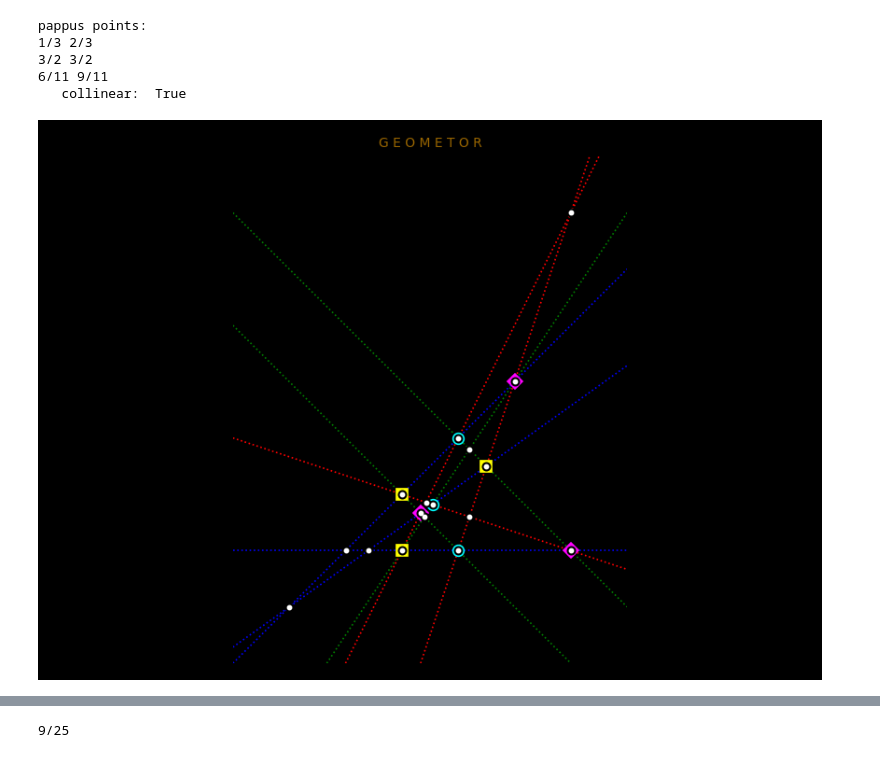
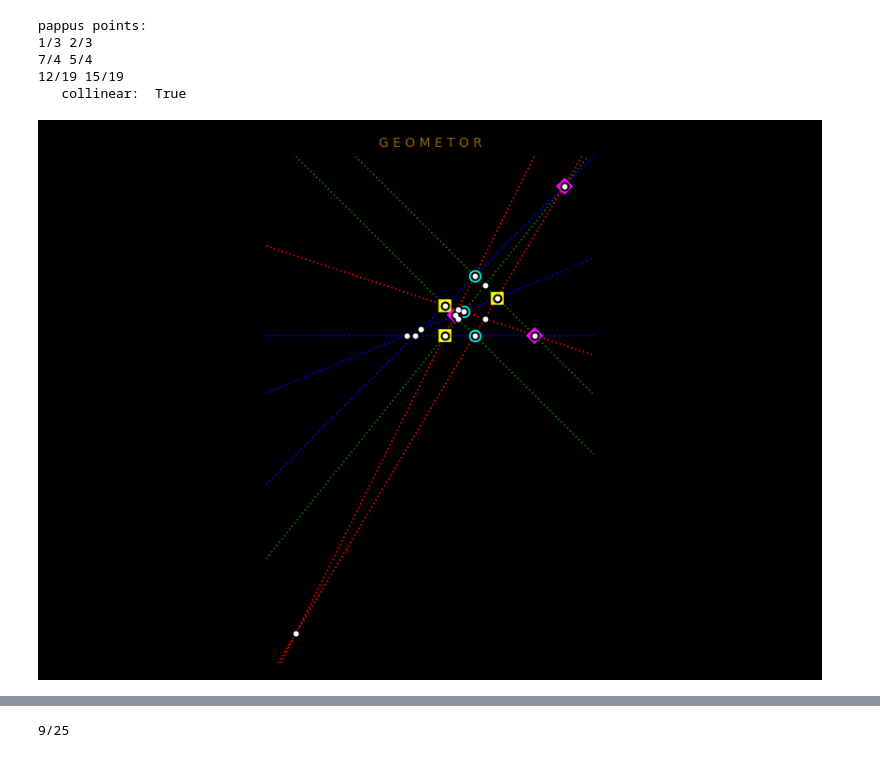
Before and after one commit to geometor/explorer-notebooks, a Jupyter notebook: pappus_2.ipynb, the cells around one changed output, grey strips where cells are left out. Cells and saved outputs as stored; diff of their text form; code cells hidden in the pictures.

Commit message:
prep for papus permutations

```diff
--- a/pappus_2.ipynb
+++ b/pappus_2.ipynb
@@ -14,57 +14,57 @@ line_a.pts.append(A[-1])
 
 B.append( add_point( point(0, 1, classes=['B', 'square']) ) )
 B.append( add_point( point(1, 2, classes=['B', 'circle']) ) )
+# B.append( add_point( point(1, 1, classes=['B', 'square']) ) )
+# B.append( add_point( point(0, 1, classes=['B', 'circle']) ) )
 line_b = line(B[0], B[1], classes=['blue'])
 add_element(line_b)
-x_val = 2
+x_val = 4
 y_val = line_get_y(line_b, x_val)
 B.append( add_point( point(x_val, y_val, classes=['B', 'diamond']) ) )
 line_b.pts.append(B[-1])
 
-set_meet(0, 1, 'diamond')
-set_meet(1, 2, 'square')
-set_meet(2, 0, 'circle')
+# from itertools import permutations
+# B_perms = list(permutations(B))
+
+# B = B_perms[4]
+# print(B)
+
+set_meet(0, 1)
+set_meet(1, 2)
+set_meet(2, 0)
 
 meets = get_pts_by_class('meet')
 
 pappus_line = line(meets[0], meets[1], classes=['blue', 'pappus'])
 if len(meets) == 3:
     pappus_line.pts.append(meets[2])
 add_element(pappus_line)
 
 
 limx, limy = get_limits_from_points(pts)
 bounds = set_bounds(limx, limy)
 
 plt_init(limx, limy)
 
-
-for line in get_elements_by_class('blue'):
-    plot_line(line, bounds, **classes['blue'])
-
-for line in get_elements_by_class('red'):
-    plot_line(line, bounds, **classes['red'])
-
-for line in get_elements_by_class('green'):
-    plot_line(line, bounds, **classes['green'])
+plot_elements(elements, bounds)
 
 plot_points(get_pts_by_class('circle'), **classes['circle'], add_to_cursors=False)
 plot_points(get_pts_by_class('square'), **classes['square'], add_to_cursors=False)
 plot_points(get_pts_by_class('diamond'), **classes['diamond'], add_to_cursors=False)
 plot_points(pts)
 
 print(f'pappus points:')
 for pt in meets:
     print(pt.x, pt.y)
 
 print('   collinear: ', sp.Point.is_collinear(*meets))
 # %% [output]
 pappus points:
 1/3 2/3
-3/2 3/2
-6/11 9/11
+7/4 5/4
+12/19 15/19
    collinear:  True
-[figure, old version]
+[figure, new version]
 # %%
 triangle_sq = polygon(get_pts_by_class('square'))
 plot_polygon(triangle_sq, color='#FF03')
```
Also changed, not shown: parts of 16 cells of this notebook, 3 other files.
